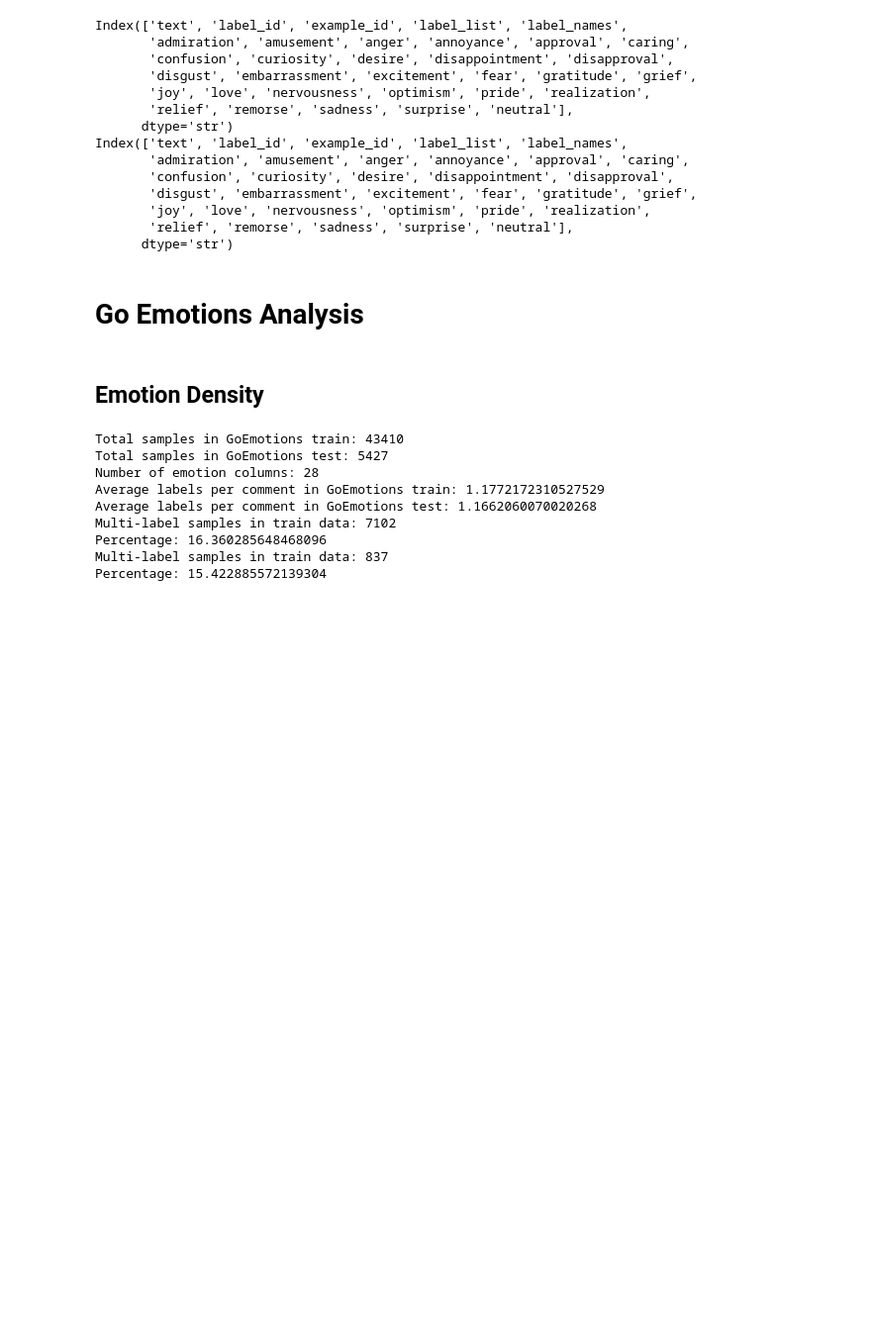
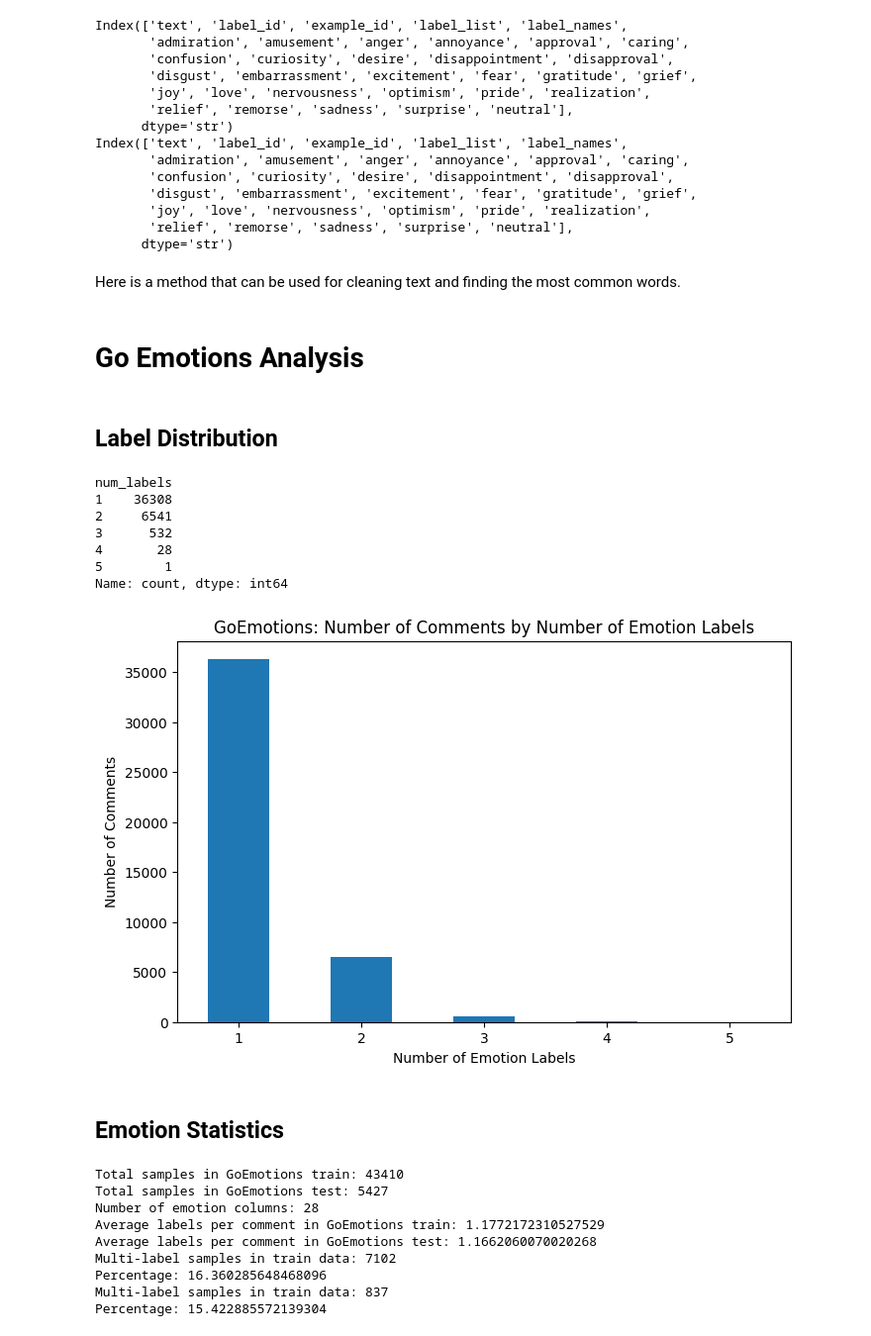
Before and after one commit to VarunP3000/NFS-REU-Data-Analytics-2026, a Jupyter notebook: DataAnalytics.ipynb, the cells around one changed output. Shown at 99% size. Saved outputs shown, nothing was run; the diff lists cells and outputs as text; code cells hidden in the pictures; blank space fills up the shorter version.

```diff
--- a/DataAnalytics.ipynb
+++ b/DataAnalytics.ipynb
@@ -63,3 +63,5 @@ Index(['text', 'label_id', 'example_id', 'label_list', 'label_names',
        'joy', 'love', 'nervousness', 'optimism', 'pride', 'realization',
        'relief', 'remorse', 'sadness', 'surprise', 'neutral'],
       dtype='str')
+# %% [markdown]
+Here is a method that can be used for cleaning text and finding the most common words.
@@ -66,7 +91,41 @@ Index(['text', 'label_id', 'example_id', 'label_list', 'label_names',
 # %% [markdown]
 # Go Emotions Analysis
+# %% [markdown]
+## Label Distribution
+# %%
+import matplotlib.pyplot as plt
+
+# Count how many labels each comment has
+G_train["num_labels"] = G_train[emotion_cols].sum(axis=1)
+
+# Count how many comments have 1 label, 2 labels, 3 labels, etc.
+label_count_distribution = (
+    G_train["num_labels"]
+    .value_counts()
+    .sort_index()
+)
+
+print(label_count_distribution)
+
+# Plot distribution
+label_count_distribution.plot(kind="bar", figsize=(8, 5))
+
+plt.title("GoEmotions: Number of Comments by Number of Emotion Labels")
+plt.xlabel("Number of Emotion Labels")
+plt.ylabel("Number of Comments")
+plt.xticks(rotation=0)
+plt.show()
+# %% [output]
+num_labels
+1    36308
+2     6541
+3      532
+4       28
+5        1
+Name: count, dtype: int64
+[figure, added]
 # %% [markdown]
-## Emotion Density
+## Emotion Statistics
 # %%
 print("Total samples in GoEmotions train:", len(G_train))
 print("Total samples in GoEmotions test:", len(G_test))
```
Also changed, not shown: parts of 34 cells of this notebook, 1 other file.
